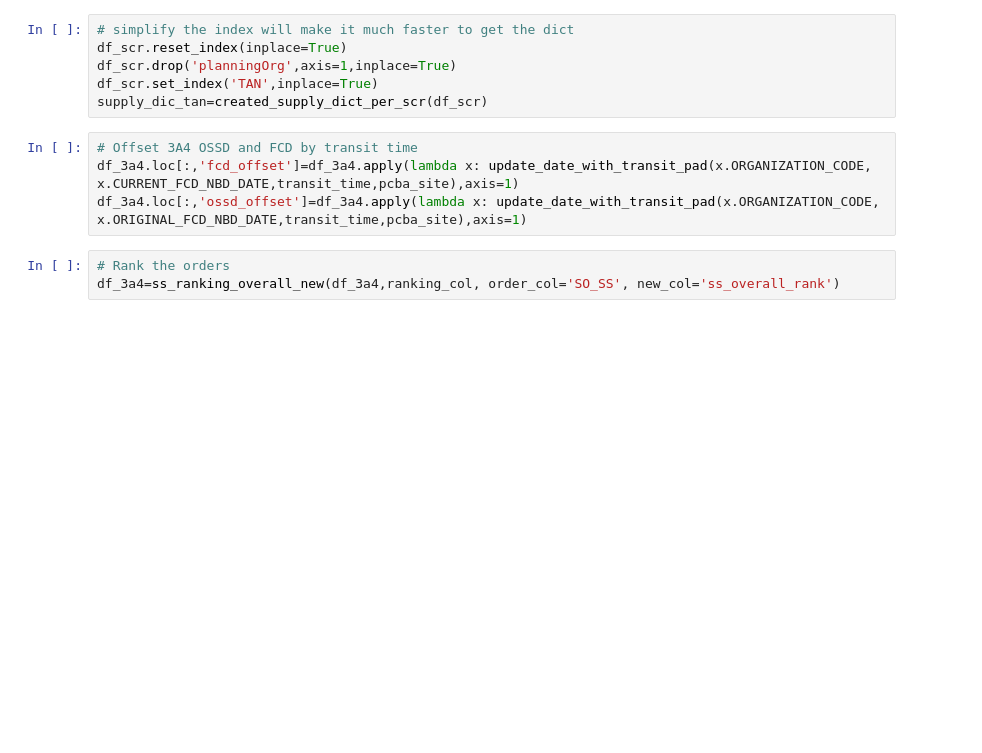
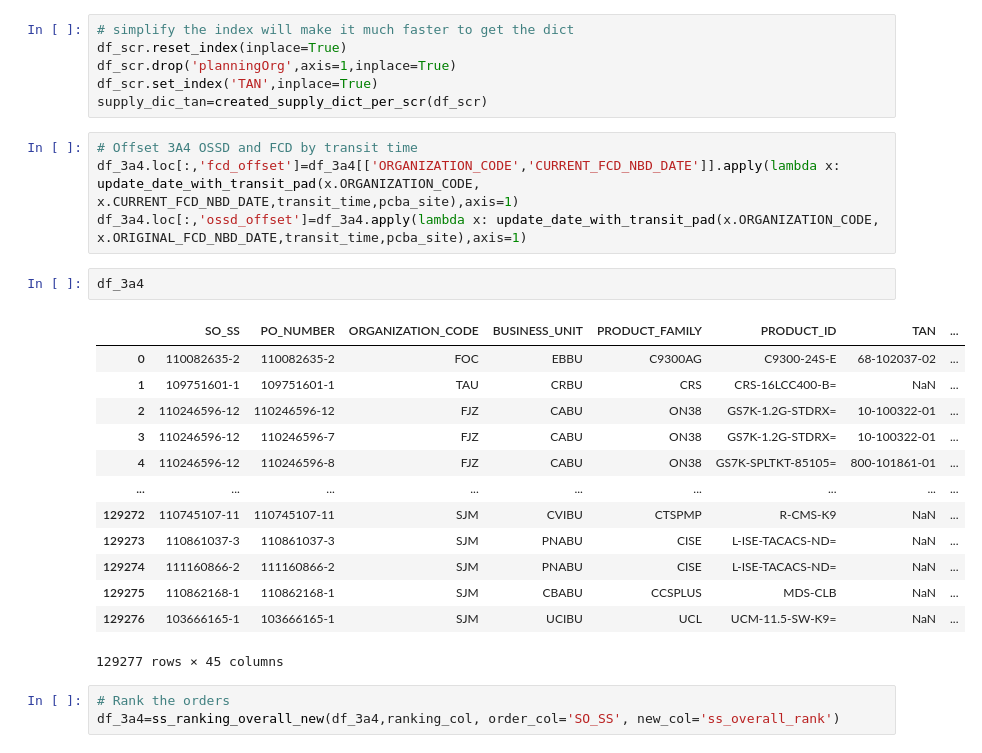
Before and after one commit to kenwang4585/pcba_allocation, a Jupyter notebook: pcba allocation - 3a4 analysis.ipynb, the cells around one changed output. Cells and saved outputs as stored; diff of their text form; blank space fills up the shorter version.

```diff
--- a/pcba allocation - 3a4 analysis.ipynb
+++ b/pcba allocation - 3a4 analysis.ipynb
@@ -636,8 +640,24 @@ df_scr.set_index('TAN',inplace=True)
 supply_dic_tan=created_supply_dict_per_scr(df_scr)
 # %%
 # Offset 3A4 OSSD and FCD by transit time
-df_3a4.loc[:,'fcd_offset']=df_3a4.apply(lambda x: update_date_with_transit_pad(x.ORGANIZATION_CODE, x.CURRENT_FCD_NBD_DATE,transit_time,pcba_site),axis=1)
+df_3a4.loc[:,'fcd_offset']=df_3a4[['ORGANIZATION_CODE','CURRENT_FCD_NBD_DATE']].apply(lambda x: update_date_with_transit_pad(x.ORGANIZATION_CODE, x.CURRENT_FCD_NBD_DATE,transit_time,pcba_site),axis=1)
 df_3a4.loc[:,'ossd_offset']=df_3a4.apply(lambda x: update_date_with_transit_pad(x.ORGANIZATION_CODE, x.ORIGINAL_FCD_NBD_DATE,transit_time,pcba_site),axis=1)
+# %%
+df_3a4
+# %% [output]
+|  | SO_SS | PO_NUMBER | ORGANIZATION_CODE | BUSINESS_UNIT | PRODUCT_FAMILY | PRODUCT_ID | TAN | ... |
+| 0 | 110082635-2 | 110082635-2 | FOC | EBBU | C9300AG | C9300-24S-E | 68-102037-02 | ... |
+| 1 | 109751601-1 | 109751601-1 | TAU | CRBU | CRS | CRS-16LCC400-B= | NaN | ... |
+| 2 | 110246596-12 | 110246596-12 | FJZ | CABU | ON38 | GS7K-1.2G-STDRX= | 10-100322-01 | ... |
+| 3 | 110246596-12 | 110246596-7 | FJZ | CABU | ON38 | GS7K-1.2G-STDRX= | 10-100322-01 | ... |
+| 4 | 110246596-12 | 110246596-8 | FJZ | CABU | ON38 | GS7K-SPLTKT-85105= | 800-101861-01 | ... |
+| ... | ... | ... | ... | ... | ... | ... | ... | ... |
+| 129272 | 110745107-11 | 110745107-11 | SJM | CVIBU | CTSPMP | R-CMS-K9 | NaN | ... |
+| 129273 | 110861037-3 | 110861037-3 | SJM | PNABU | CISE | L-ISE-TACACS-ND= | NaN | ... |
+| 129274 | 111160866-2 | 111160866-2 | SJM | PNABU | CISE | L-ISE-TACACS-ND= | NaN | ... |
+| 129275 | 110862168-1 | 110862168-1 | SJM | CBABU | CCSPLUS | MDS-CLB | NaN | ... |
+| 129276 | 103666165-1 | 103666165-1 | SJM | UCIBU | UCL | UCM-11.5-SW-K9= | NaN | ... |
+129277 rows × 45 columns
 # %%
 # Rank the orders
 df_3a4=ss_ranking_overall_new(df_3a4,ranking_col, order_col='SO_SS', new_col='ss_overall_rank')
```
Also changed, not shown: parts of 2 cells of this notebook, 19 other files.
